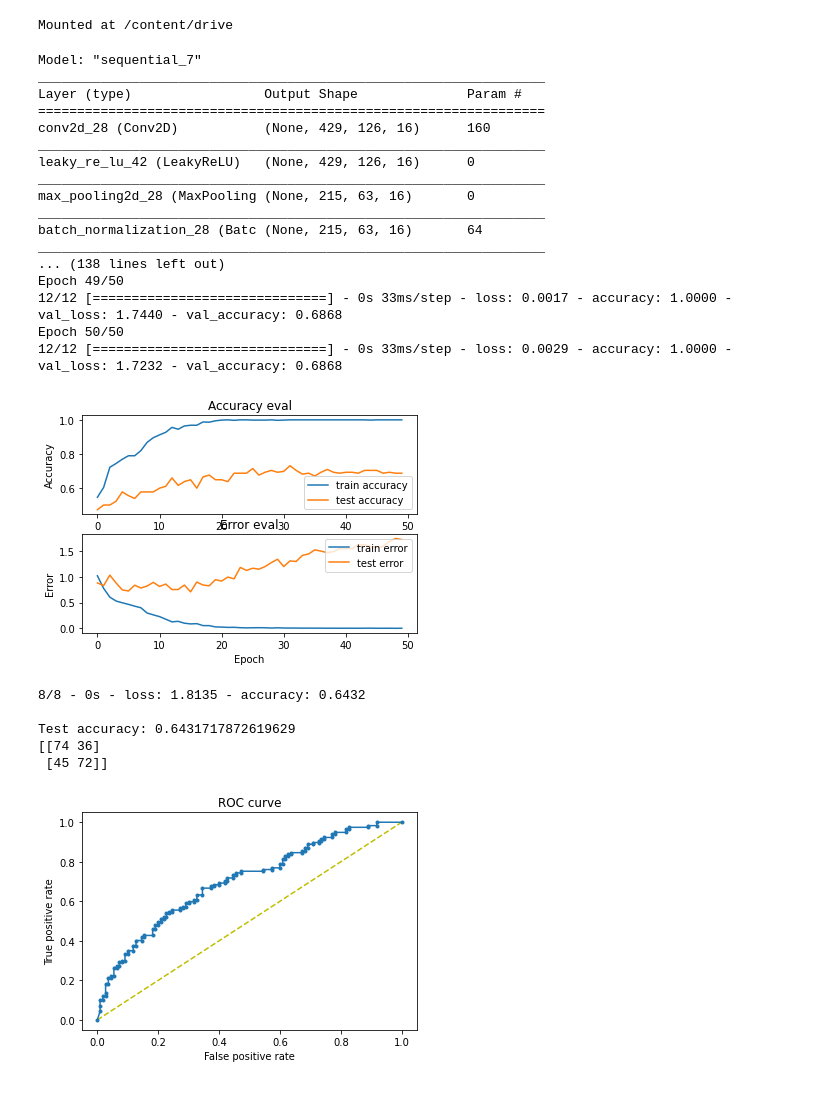
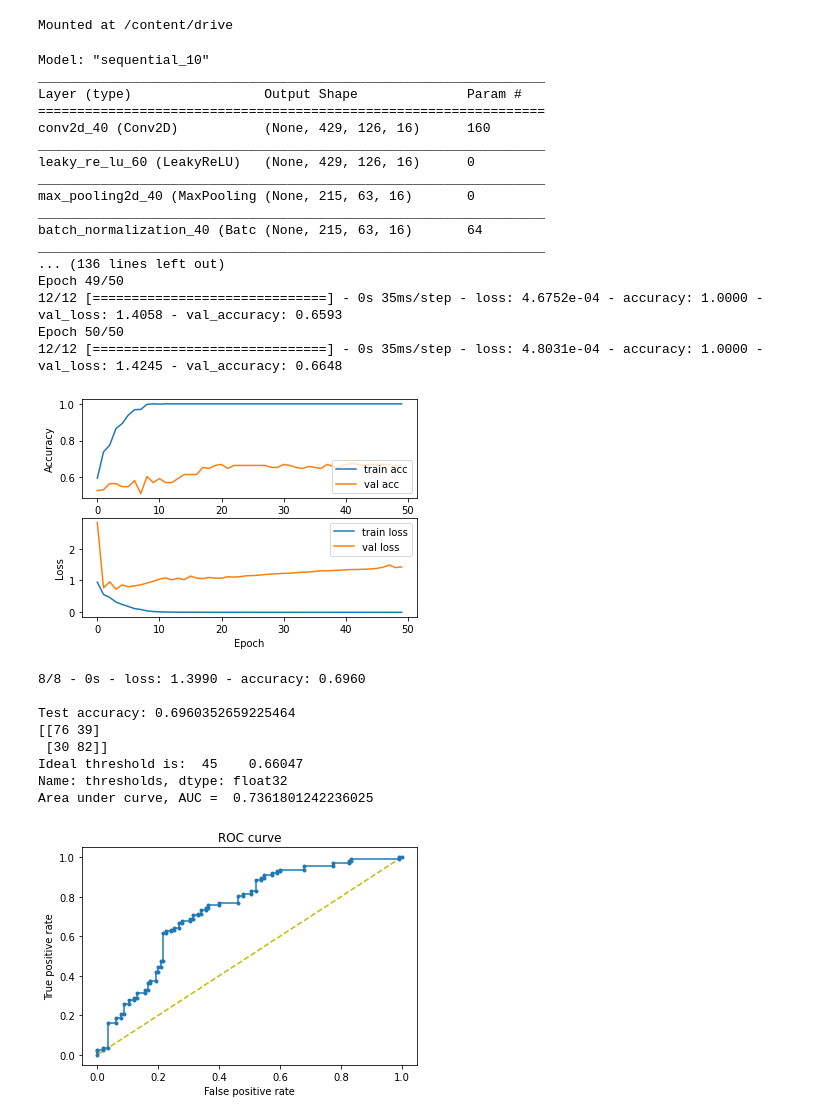
Before and after one commit to edward-h-81/bird_sound_detection, a Jupyter notebook: CNN_Colab/CNN_Bulbul.ipynb, the cells around one changed output. Cells and saved outputs as stored; diff of their text form; code cells hidden in the pictures.

Commit message:
AUC added, random_state, epoch graph edit

```diff
--- a/CNN_Colab/CNN_Bulbul.ipynb
+++ b/CNN_Colab/CNN_Bulbul.ipynb
@@ -42,19 +42,20 @@ def plot_history(history):
     fig, axs = plt.subplots(2)
 
     # create accuracy sublpot
-    axs[0].plot(history.history["accuracy"], label="train accuracy")
-    axs[0].plot(history.history["val_accuracy"], label="test accuracy")
+    axs[0].plot(history.history["accuracy"], label="train acc")
+    axs[0].plot(history.history["val_accuracy"], label="val acc")
     axs[0].set_ylabel("Accuracy")
+    axs[1].set_xlabel("Epoch")
     axs[0].legend(loc="lower right")
-    axs[0].set_title("Accuracy eval")
+    # axs[0].set_title("Accuracy")
 
     # create error sublpot
-    axs[1].plot(history.history["loss"], label="train error")
-    axs[1].plot(history.history["val_loss"], label="test error")
-    axs[1].set_ylabel("Error")
+    axs[1].plot(history.history["loss"], label="train loss")
+    axs[1].plot(history.history["val_loss"], label="val loss")
+    axs[1].set_ylabel("Loss")
     axs[1].set_xlabel("Epoch")
     axs[1].legend(loc="upper right")
-    axs[1].set_title("Error eval")
+    # axs[1].set_title("Loss")
 
     plt.show()
 
@@ -77,8 +78,8 @@ def prepare_datasets(test_size, validation_size):
     X, y = load_data(DATA_PATH)
 
     # create train, validation and test split
-    X_train, X_test, y_train, y_test = train_test_split(X, y, test_size=test_size)
-    X_train, X_validation, y_train, y_validation = train_test_split(X_train, y_train, test_size=validation_size)
+    X_train, X_test, y_train, y_test = train_test_split(X, y, test_size=test_size, random_state=2)
+    X_train, X_validation, y_train, y_validation = train_test_split(X_train, y_train, test_size=validation_size, random_state=2)
 
     # add an axis to input sets
     X_train = X_train[..., np.newaxis]
@@ -129,7 +130,7 @@ def build_model(input_shape):
     # model.add(keras.layers.Dropout(0.5))
     model.add(keras.layers.Dense(32))
     model.add(keras.layers.LeakyReLU(alpha=0.3))
-    model.add(keras.layers.Dropout(0.5))
+    # model.add(keras.layers.Dropout(0.4))
 
 
     # output layer
@@ -180,7 +181,7 @@ if __name__ == "__main__":
     model = build_model(input_shape)
 
     # compile model
-    optimiser = keras.optimizers.Adam(learning_rate=0.0005)
+    optimiser = keras.optimizers.Adam(learning_rate=0.001)
     model.compile(optimizer=optimiser,
                   loss='binary_crossentropy',
                   metrics=['accuracy'])
@@ -212,45 +213,68 @@ if __name__ == "__main__":
     fpr, tpr, thresholds = roc_curve(y_test, y_preds)
     # print("fpr: {}, tpr: {}".format(fpr, tpr))
     plt.figure(1)
     plt.plot([0, 1], [0, 1], 'y--')
     plt.plot(fpr, tpr, marker='.')
     plt.xlabel('False positive rate')
     plt.ylabel('True positive rate')
     plt.title('ROC curve')
     plt.show
 
+    #One way to find the best threshold once we calculate the true positive
+    # and false positive rates is ...
+    # The optimal cut off point would be where “true positive rate” is high
+    # and the “false positive rate” is low.
+    # Based on this logic let us find the threshold where tpr-(1-fpr) is zero (or close to 0)
+
+    import pandas as pd
+    i = np.arange(len(tpr))
+    roc = pd.DataFrame({'tf' : pd.Series(tpr-(1-fpr), index=i), 'thresholds' : pd.Series(thresholds, index=i)})
+    ideal_roc_thresh = roc.iloc[(roc.tf-0).abs().argsort()[:1]]  #Locate the point where the value is close to 0
+    print("Ideal threshold is: ", ideal_roc_thresh['thresholds'])
+
+    #Now use this threshold value in the confusion matrix to visualize the balance
+    #between tp, fp, fp, and fn
+
+    # AUC
+    from sklearn.metrics import auc
+    auc_value = auc(fpr, tpr)
+    print("Area under curve, AUC = ", auc_value)
+
     # predict(model, X_test, y_test)
 
     # index = 0
     # # make prediction on a sample
     # while index < len(X_test):
     #     X = X_test[index]
     #     y = y_test[index]
     #     print("Sample: {}".format(index+1))
     #     predict(model, X, y)
     #     index += 1
 # %% [output]
-Model: "sequential_7"
+Model: "sequential_10"
 _________________________________________________________________
 Layer (type)                 Output Shape              Param #
 =================================================================
-conv2d_28 (Conv2D)           (None, 429, 126, 16)      160
+conv2d_40 (Conv2D)           (None, 429, 126, 16)      160
 _________________________________________________________________
-leaky_re_lu_42 (LeakyReLU)   (None, 429, 126, 16)      0
+leaky_re_lu_60 (LeakyReLU)   (None, 429, 126, 16)      0
 _________________________________________________________________
-max_pooling2d_28 (MaxPooling (None, 215, 63, 16)       0
+max_pooling2d_40 (MaxPooling (None, 215, 63, 16)       0
 _________________________________________________________________
-batch_normalization_28 (Batc (None, 215, 63, 16)       64
+batch_normalization_40 (Batc (None, 215, 63, 16)       64
 _________________________________________________________________
-... (138 lines left out)
+... (136 lines left out)
 Epoch 49/50
-12/12 [==============================] - 0s 33ms/step - loss: 0.0017 - accuracy: 1.0000 - val_loss: 1.7440 - val_accuracy: 0.6868
+12/12 [==============================] - 0s 35ms/step - loss: 4.6752e-04 - accuracy: 1.0000 - val_loss: 1.4058 - val_accuracy: 0.6593
 Epoch 50/50
-12/12 [==============================] - 0s 33ms/step - loss: 0.0029 - accuracy: 1.0000 - val_loss: 1.7232 - val_accuracy: 0.6868
+12/12 [==============================] - 0s 35ms/step - loss: 4.8031e-04 - accuracy: 1.0000 - val_loss: 1.4245 - val_accuracy: 0.6648
-[figure, old version]
+[figure, new version]
-8/8 - 0s - loss: 1.8135 - accuracy: 0.6432
+8/8 - 0s - loss: 1.3990 - accuracy: 0.6960
 
-Test accuracy: 0.6431717872619629
-[[74 36]
- [45 72]]
+Test accuracy: 0.6960352659225464
+[[76 39]
+ [30 82]]
+Ideal threshold is:  45    0.66047
+Name: thresholds, dtype: float32
+Area under curve, AUC =  0.7361801242236025
-[figure, old version]
+[figure, new version]
```
